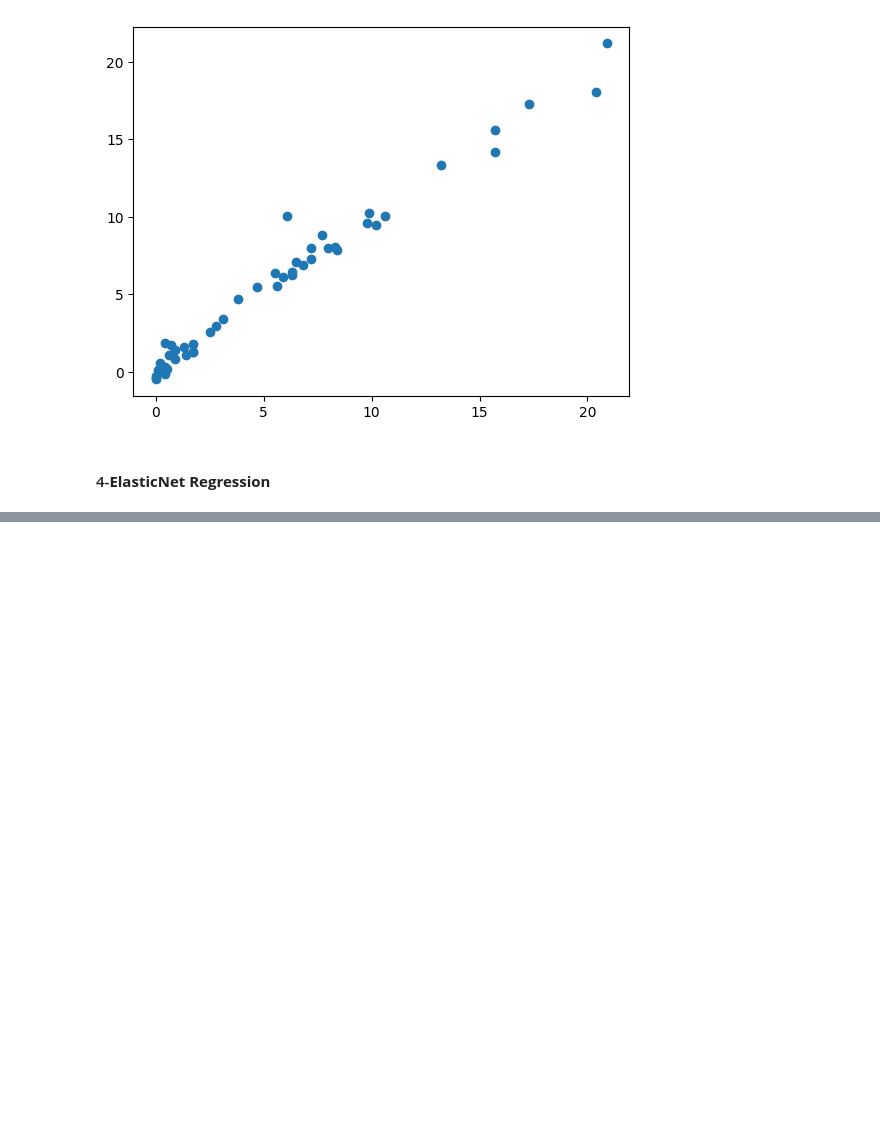
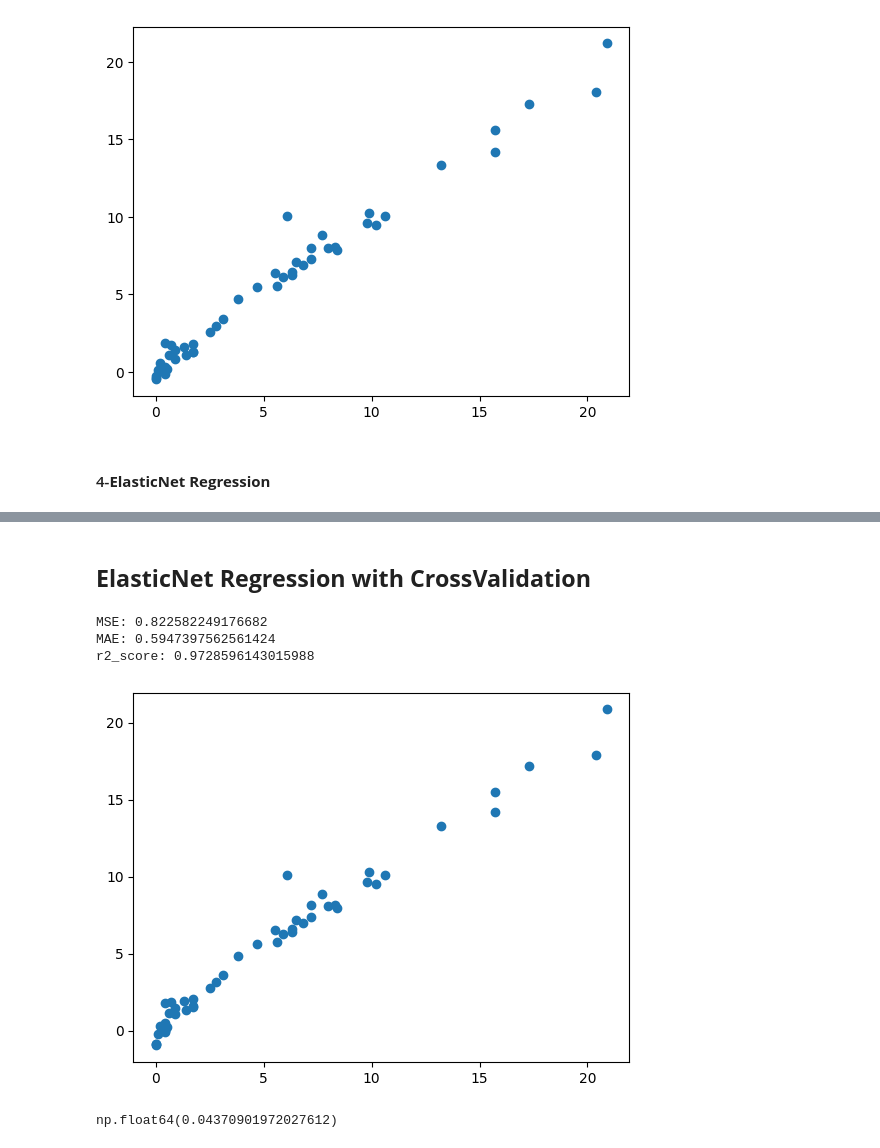
Before and after one commit to ShoaibMuhammad123/Specialization, a Jupyter notebook: 4. Machine Learning/2. Ridge Lasso and ElasticNet Regression/2. Model Training.ipynb, the cells around one changed output, grey strips where cells are left out. Saved outputs shown, nothing was run; the diff lists cells and outputs as text; code cells hidden in the pictures; blank space fills up the shorter version.

```diff
--- a/4. Machine Learning/2. Ridge Lasso and ElasticNet Regression/2. Model Training.ipynb
+++ b/4. Machine Learning/2. Ridge Lasso and ElasticNet Regression/2. Model Training.ipynb
@@ -313,0 +463,26 @@ r2_score: 0.9764658162301524
+# %% [markdown]
+## **ElasticNet Regression with CrossValidation**
+# %%
+from sklearn.linear_model import ElasticNetCV
+elastic_cv = ElasticNetCV(cv=5)
+elastic_cv.fit(X_train_scaled,y_train)
+y_pred = elastic_cv.predict(X_test_scaled)
+mse = mean_squared_error(y_test,y_pred)
+mae = mean_absolute_error(y_test,y_pred)
+score = r2_score(y_test,y_pred)
+
+print('MSE:',mse)
+print('MAE:',mae)
+print('r2_score:',score)
+
+plt.scatter(y_test,y_pred)
+plt.show()
+# %% [output]
+MSE: 0.822582249176682
+MAE: 0.5947397562561424
+r2_score: 0.9728596143015988
+[figure, added]
+# %%
+elastic_cv.alpha_ # best alpha value
+# %% [output]
+np.float64(0.04370901972027612)
```
Also changed, not shown: parts of 15 cells of this notebook.
